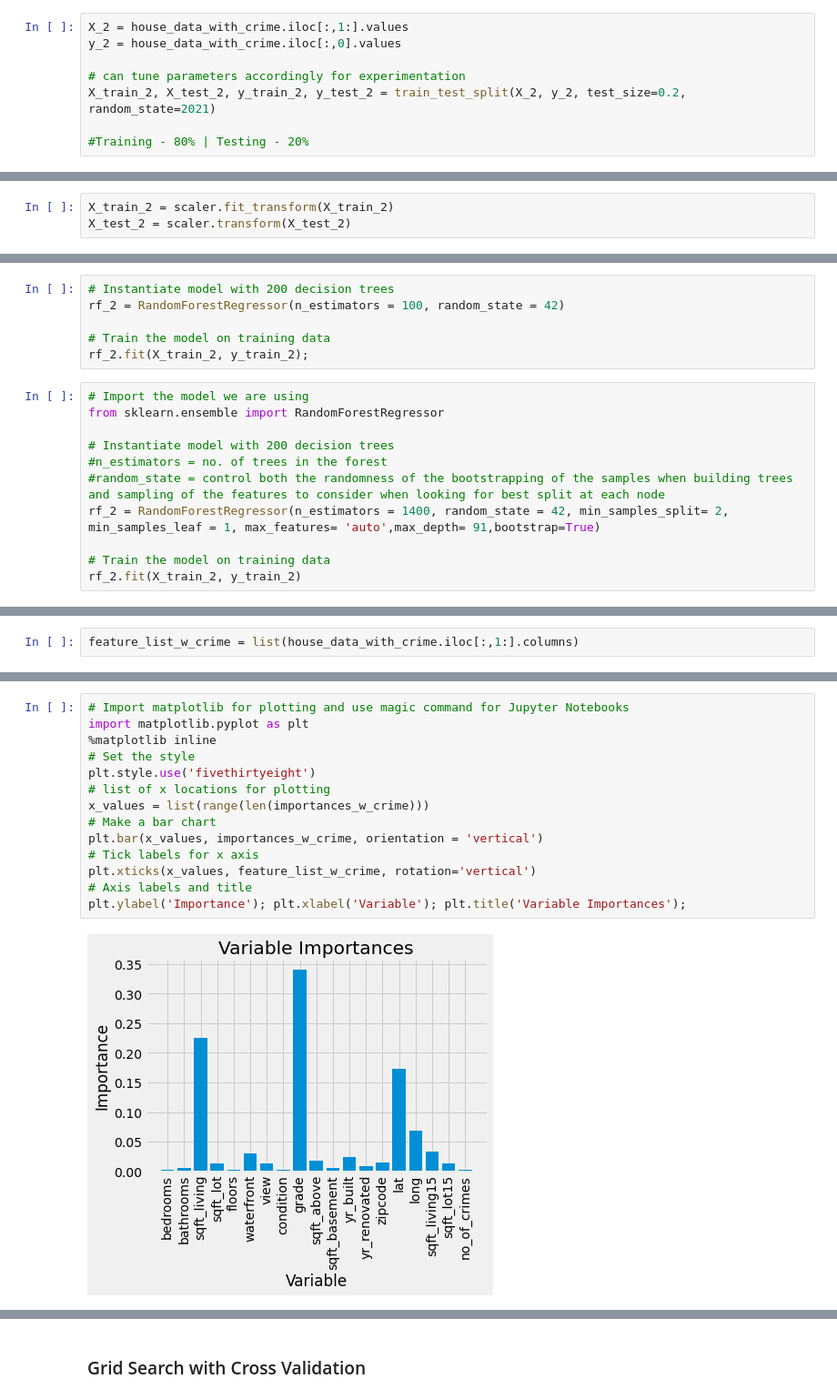
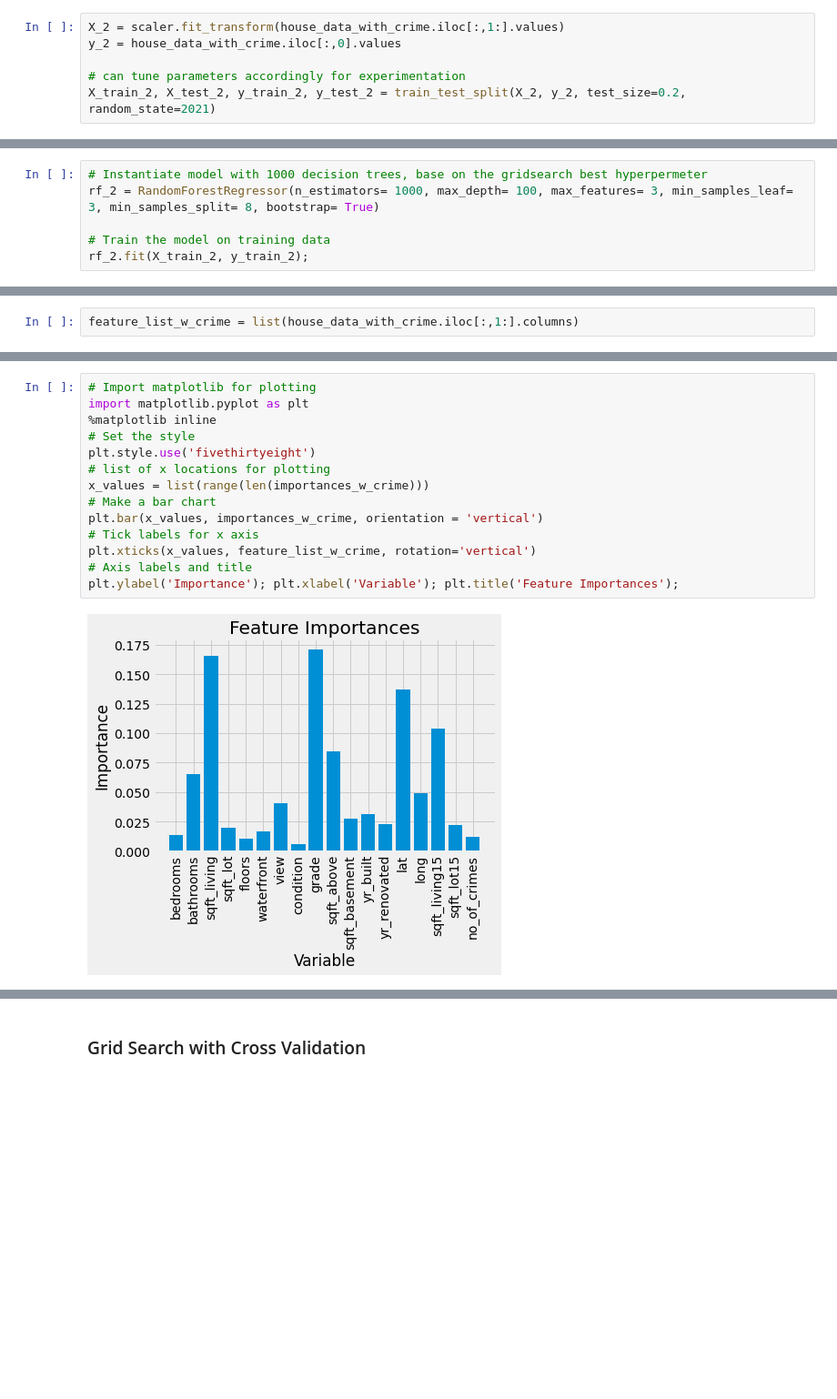
Before and after one commit to dvh549/Machine_Learning, a Jupyter notebook: House Sales Prediction - Random Forest Regression_281021.ipynb, the cells around one changed output, grey strips where cells are left out. Shown at 91% size. Saved outputs shown, nothing was run; the diff lists cells and outputs as text; blank space fills up the shorter version.

```diff
--- a/House Sales Prediction - Random Forest Regression_Updated211021.ipynb
+++ b/House Sales Prediction - Random Forest Regression_281021.ipynb
@@ -345,10 +375,8 @@ X_train, X_test, y_train, y_test = train_test_split(X, y, test_size=0.2, random_
 # %% [markdown]
 **For house data with crime numbers**
 # %%
-X_2 = house_data_with_crime.iloc[:,1:].values
+X_2 = scaler.fit_transform(house_data_with_crime.iloc[:,1:].values)
 y_2 = house_data_with_crime.iloc[:,0].values
 
 # can tune parameters accordingly for experimentation
 X_train_2, X_test_2, y_train_2, y_test_2 = train_test_split(X_2, y_2, test_size=0.2, random_state=2021)
-
-#Training - 80% | Testing - 20%
@@ -362,3 +382,0 @@ X_test = scaler.transform(X_test)
-# %%
-X_train_2 = scaler.fit_transform(X_train_2)
-X_test_2 = scaler.transform(X_test_2)
@@ -438,18 +444,7 @@ Testing Features Shape: (4316, 19)
 Testing Labels Shape: (4316,)
 # %%
-# Instantiate model with 200 decision trees
-rf_2 = RandomForestRegressor(n_estimators = 100, random_state = 42)
+# Instantiate model with 1000 decision trees, base on the gridsearch best hyperpermeter
+rf_2 = RandomForestRegressor(n_estimators= 1000, max_depth= 100, max_features= 3, min_samples_leaf= 3, min_samples_split= 8, bootstrap= True)
 
 # Train the model on training data
 rf_2.fit(X_train_2, y_train_2);
-# %%
-# Import the model we are using
-from sklearn.ensemble import RandomForestRegressor
-
-# Instantiate model with 200 decision trees
-#n_estimators = no. of trees in the forest
-#random_state = control both the randomness of the bootstrapping of the samples when building trees and sampling of the features to consider when looking for best split at each node
-rf_2 = RandomForestRegressor(n_estimators = 1400, random_state = 42, min_samples_split= 2, min_samples_leaf = 1, max_features= 'auto',max_depth= 91,bootstrap=True)
-
-# Train the model on training data
-rf_2.fit(X_train_2, y_train_2)
@@ -613,16 +618,16 @@ Variable: no_of_crimes         Importance: 0.0
 # %%
-# Import matplotlib for plotting and use magic command for Jupyter Notebooks
+# Import matplotlib for plotting
 import matplotlib.pyplot as plt
 %matplotlib inline
 # Set the style
 plt.style.use('fivethirtyeight')
 # list of x locations for plotting
 x_values = list(range(len(importances_w_crime)))
 # Make a bar chart
 plt.bar(x_values, importances_w_crime, orientation = 'vertical')
 # Tick labels for x axis
 plt.xticks(x_values, feature_list_w_crime, rotation='vertical')
 # Axis labels and title
-plt.ylabel('Importance'); plt.xlabel('Variable'); plt.title('Variable Importances');
+plt.ylabel('Importance'); plt.xlabel('Variable'); plt.title('Feature Importances');
 # %% [output]
-[figure, old version]
+[figure, new version]
```
Also changed, not shown: parts of 68 cells of this notebook.
